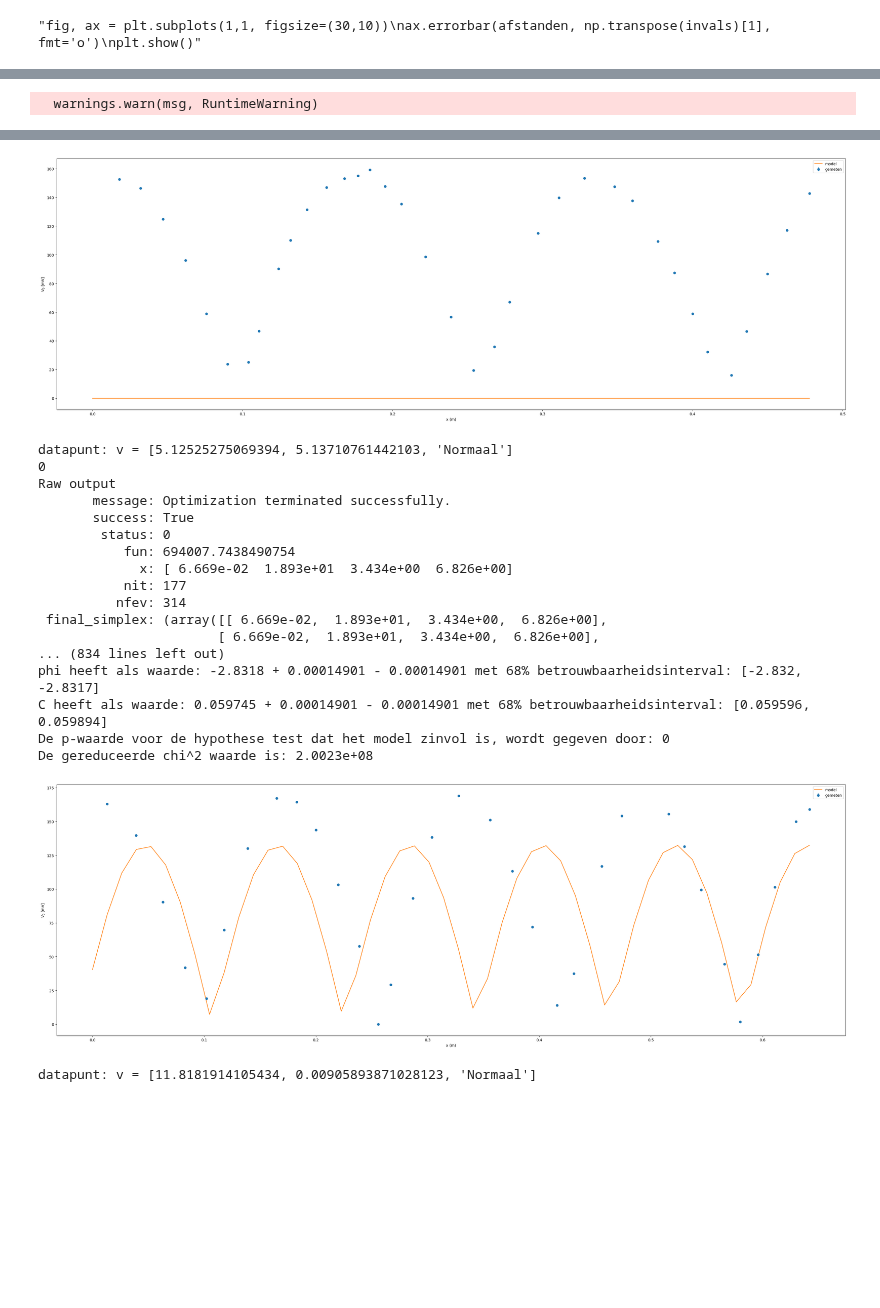
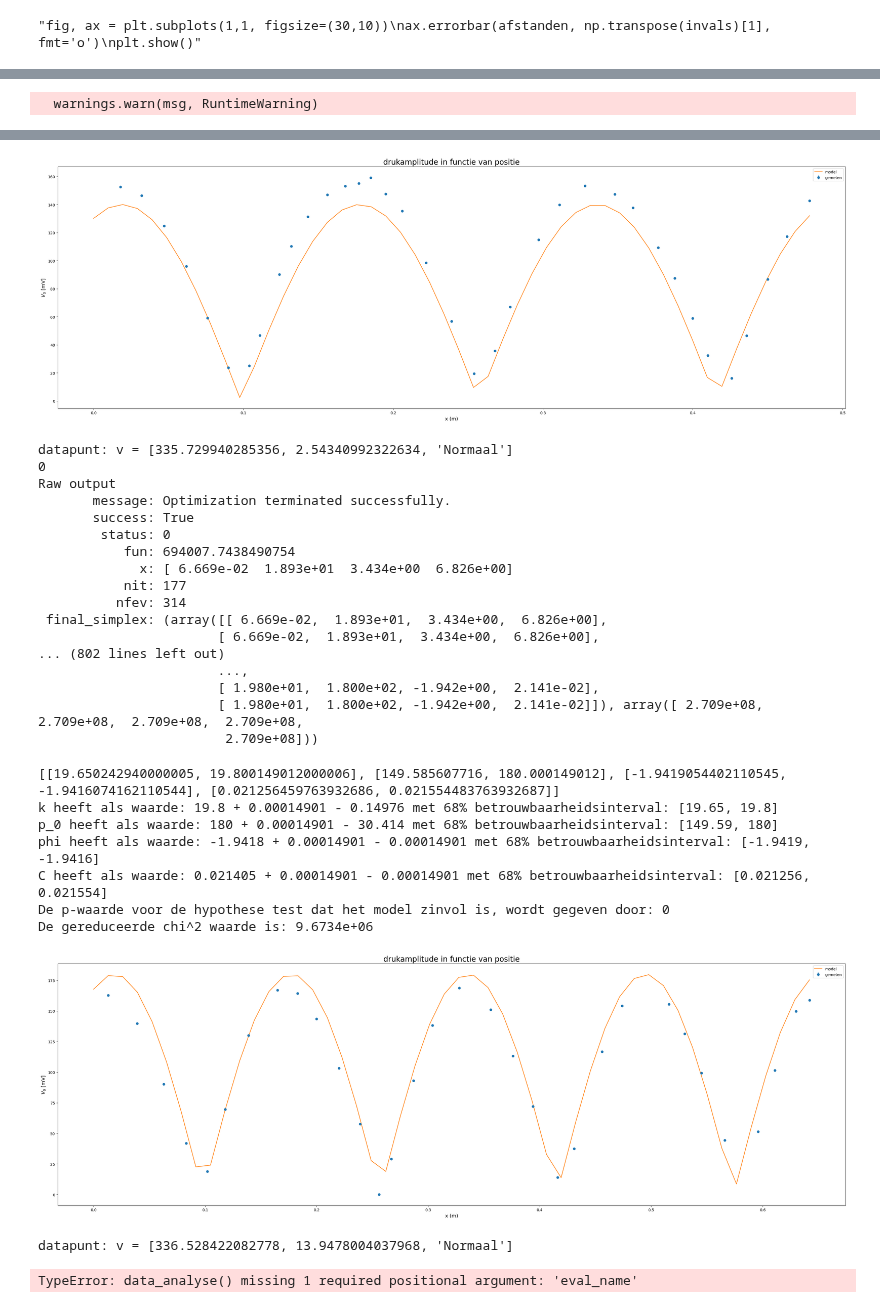
Before and after one commit to justlearning42/Experimentele_vscode, a Jupyter notebook: geluidsproef.ipynb, the cells around one changed output, grey strips where cells are left out. Cells and saved outputs as stored; diff of their text form; code cells hidden in the pictures; blank space fills up the shorter version.

Commit message:
1000Hz data is af

```diff
--- a/geluidsproef.ipynb
+++ b/geluidsproef.ipynb
@@ -171,9 +171,9 @@ def fix_data(X, T, P, P_fout, invals_vaste_x = None, gok_snelheid = 380,range_x
 
         ax.plot(x_fit, druk_fit, label = 'model')
 
-        ax.set_ylabel('$V_0$ [mV]')
-        ax.set_xlabel('x (m)')
-        ax.legend("drukamplitude in functie van positie")
+        ax.set_ylabel('$V_0$ [mV]',fontsize = 13)
+        ax.set_xlabel('x (m)', fontsize = 13)
+        ax.set_title("drukamplitude in functie van positie", fontsize = 20)
         ax.legend()
         plt.tight_layout()
         plt.show()
@@ -328,9 +328,11 @@ plt.show()
 '''
 lengtes = ['35.3', '50.0', '66.4']
 #hahaha spuug en arbitraire constanten om het aan elkaar te plakken
-goksnelheid = [380, 380, 300]
-gokranges = [None, [(19.8, 6600/380+5.01), (140, 180), (-0.1-2*np.pi,2*np.pi), (0,20)], None]
+goksnelheid = [380, 380, 430]
+gokranges = [None, [(19.8, 6600/380+5.01), (140, 180), (-0.1-2*np.pi,2*np.pi), (0,20)], [(19.8, 6600/380+5.01), (140, 180), (-0.1-2*np.pi,2*np.pi), (0,20)]]
 fuggin = [True, False, False]
+Kwaardes = []
+omegawaardes = []
 for indx in range(len(lengtes)):
     lengte = lengtes[indx]
     mypath = "metingen laweit/1000Hz, "+lengte+"cm"
@@ -339,8 +341,17 @@ for indx in range(len(lengtes)):
     invals_tijd = np.transpose(invals_tijd)
     invals_tijd[3] -= 10
     invals_tijd = np.transpose(invals_tijd)
-    fix_data(afstanden, T, V, V_fout, invals_tijd,gok_snelheid = goksnelheid[indx],fuck_mijn_pc = fuggin[indx], range_x = gokranges[indx], detailed_logs=False, print_tijdfit = False, fit_x_vals=True, fuck_CPU = True)
+    kaa, peenul, fie, see, oomeega = fix_data(afstanden, T, V, V_fout, invals_tijd,
+                                             gok_snelheid = goksnelheid[indx],fuck_mijn_pc = fuggin[indx], range_x = gokranges[indx],
+                                             detailed_logs=False, print_tijdfit = False, fit_x_vals=True, fuck_CPU = True)
+    Kwaardes.append(kaa)
+    omegawaardes.append(oomeega)
     #amp_x, amp_x_error, invals_x = fix_data(afstanden, T, V, V_fout, invals_tijd, detailed_logs=False, print_tijdfit = False, fit_x_vals=False)
+Kvalue = functies.mu_sigma(Kwaardes, k)
+Omegavalue = functies.mu_sigma(omegawaardes, omega)
+snelheid = functies.data_analyse(snelheid_vergelijking, [Kvalue, Omegavalue], v)
+print('_____met de 3 experimenten samen:_______')
+print(snelheid)
 # %% [output]
 FUCK YOU DE DATA IS COOKED
 1
@@ -412,27 +423,35 @@ Raw output
 phi heeft als waarde: -1.9486 + 0.00014901 - 0.00014901 met 68% betrouwbaarheidsinterval: [-1.9487, -1.9484]
 C heeft als waarde: 0 + 0.016242 - 0.00014901 met 68% betrouwbaarheidsinterval: [-0.00014901, 0.016242]
 De p-waarde voor de hypothese test dat het model zinvol is, wordt gegeven door: 0
 De gereduceerde chi^2 waarde is: 1.1063e+07
-[figure, old version]
+[figure, new version]
-datapunt: v = [5.12525275069394, 5.13710761442103, 'Normaal']
+datapunt: v = [335.729940285356, 2.54340992322634, 'Normaal']
 0
 Raw output
        message: Optimization terminated successfully.
        success: True
         status: 0
            fun: 694007.7438490754
              x: [ 6.669e-02  1.893e+01  3.434e+00  6.826e+00]
            nit: 177
           nfev: 314
  final_simplex: (array([[ 6.669e-02,  1.893e+01,  3.434e+00,  6.826e+00],
                        [ 6.669e-02,  1.893e+01,  3.434e+00,  6.826e+00],
-... (834 lines left out)
-phi heeft als waarde: -2.8318 + 0.00014901 - 0.00014901 met 68% betrouwbaarheidsinterval: [-2.832, -2.8317]
-C heeft als waarde: 0.059745 + 0.00014901 - 0.00014901 met 68% betrouwbaarheidsinterval: [0.059596, 0.059894]
-De p-waarde voor de hypothese test dat het model zinvol is, wordt gegeven door: 0
-De gereduceerde chi^2 waarde is: 2.0023e+08
+... (802 lines left out)
+                       ...,
+                       [ 1.980e+01,  1.800e+02, -1.942e+00,  2.141e-02],
+                       [ 1.980e+01,  1.800e+02, -1.942e+00,  2.141e-02]]), array([ 2.709e+08,  2.709e+08,  2.709e+08,  2.709e+08,
+                        2.709e+08]))
+[[19.650242940000005, 19.800149012000006], [149.585607716, 180.000149012], [-1.9419054402110545, -1.9416074162110544], [0.021256459763932686, 0.021554483763932687]]
+k heeft als waarde: 19.8 + 0.00014901 - 0.14976 met 68% betrouwbaarheidsinterval: [19.65, 19.8]
+p_0 heeft als waarde: 180 + 0.00014901 - 30.414 met 68% betrouwbaarheidsinterval: [149.59, 180]
+phi heeft als waarde: -1.9418 + 0.00014901 - 0.00014901 met 68% betrouwbaarheidsinterval: [-1.9419, -1.9416]
+C heeft als waarde: 0.021405 + 0.00014901 - 0.00014901 met 68% betrouwbaarheidsinterval: [0.021256, 0.021554]
+De p-waarde voor de hypothese test dat het model zinvol is, wordt gegeven door: 0
+De gereduceerde chi^2 waarde is: 9.6734e+06
-[figure, old version]
+[figure, new version]
-datapunt: v = [11.8181914105434, 0.00905893871028123, 'Normaal']
+datapunt: v = [336.528422082778, 13.9478004037968, 'Normaal']
+TypeError: data_analyse() missing 1 required positional argument: 'eval_name'
 # %%
 """invals_x
 fig,ax = plt.subplots(1,1, figsize=(30,10))
```
Also changed, not shown: parts of 3 cells of this notebook, 1 other file.
